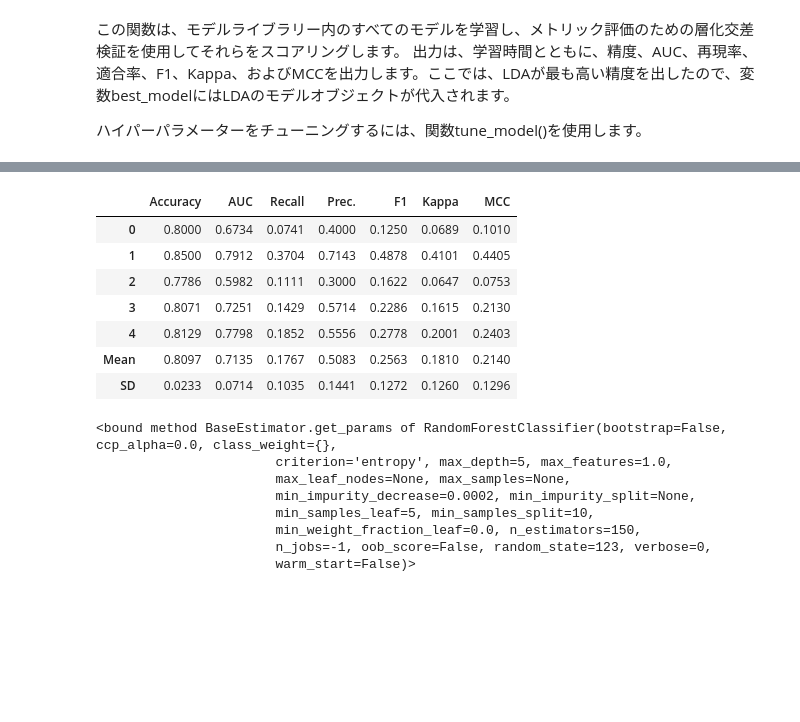
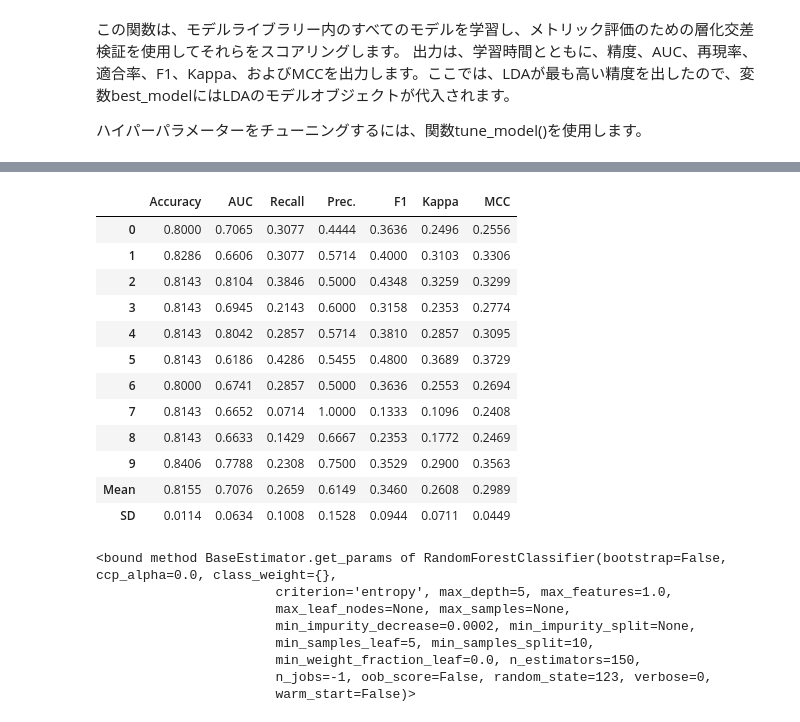
Before and after one commit to Ryo-Tanohata/sig_beginner9, a Jupyter notebook: PyCaret_emsamble_beginner9.ipynb, the cells around one changed output, grey strips where cells are left out. Saved outputs shown, nothing was run; the diff lists cells and outputs as text; code cells hidden in the pictures; blank space fills up the shorter version.

```diff
--- a/PyCaret_emsamble_beginner9.ipynb
+++ b/PyCaret_emsamble_beginner9.ipynb
@@ -181,6 +183,6 @@ best_model = compare_models()
 
 ハイパーパラメーターをチューニングするには、関数tune_model()を使用します。
 # %%
-rf = create_model('rf', fold=5)
+rf = create_model('rf', fold=10)
 # %% [output]
 |  | Accuracy | AUC | Recall | Prec. | F1 | Kappa | MCC |
@@ -194,14 +212,19 @@ rf = create_model('rf', fold=5)
 # %%
-tuned_rf = tune_model(rf, fold=5)
+tuned_rf = tune_model(rf, optimize='Accuracy', fold=10)
 # %% [output]
 |  | Accuracy | AUC | Recall | Prec. | F1 | Kappa | MCC |
-| 0 | 0.8000 | 0.6734 | 0.0741 | 0.4000 | 0.1250 | 0.0689 | 0.1010 |
-| 1 | 0.8500 | 0.7912 | 0.3704 | 0.7143 | 0.4878 | 0.4101 | 0.4405 |
-| 2 | 0.7786 | 0.5982 | 0.1111 | 0.3000 | 0.1622 | 0.0647 | 0.0753 |
-| 3 | 0.8071 | 0.7251 | 0.1429 | 0.5714 | 0.2286 | 0.1615 | 0.2130 |
-| 4 | 0.8129 | 0.7798 | 0.1852 | 0.5556 | 0.2778 | 0.2001 | 0.2403 |
-| Mean | 0.8097 | 0.7135 | 0.1767 | 0.5083 | 0.2563 | 0.1810 | 0.2140 |
-| SD | 0.0233 | 0.0714 | 0.1035 | 0.1441 | 0.1272 | 0.1260 | 0.1296 |
+| 0 | 0.8000 | 0.7065 | 0.3077 | 0.4444 | 0.3636 | 0.2496 | 0.2556 |
+| 1 | 0.8286 | 0.6606 | 0.3077 | 0.5714 | 0.4000 | 0.3103 | 0.3306 |
+| 2 | 0.8143 | 0.8104 | 0.3846 | 0.5000 | 0.4348 | 0.3259 | 0.3299 |
+| 3 | 0.8143 | 0.6945 | 0.2143 | 0.6000 | 0.3158 | 0.2353 | 0.2774 |
+| 4 | 0.8143 | 0.8042 | 0.2857 | 0.5714 | 0.3810 | 0.2857 | 0.3095 |
+| 5 | 0.8143 | 0.6186 | 0.4286 | 0.5455 | 0.4800 | 0.3689 | 0.3729 |
+| 6 | 0.8000 | 0.6741 | 0.2857 | 0.5000 | 0.3636 | 0.2553 | 0.2694 |
+| 7 | 0.8143 | 0.6652 | 0.0714 | 1.0000 | 0.1333 | 0.1096 | 0.2408 |
+| 8 | 0.8143 | 0.6633 | 0.1429 | 0.6667 | 0.2353 | 0.1772 | 0.2469 |
+| 9 | 0.8406 | 0.7788 | 0.2308 | 0.7500 | 0.3529 | 0.2900 | 0.3563 |
+| Mean | 0.8155 | 0.7076 | 0.2659 | 0.6149 | 0.3460 | 0.2608 | 0.2989 |
+| SD | 0.0114 | 0.0634 | 0.1008 | 0.1528 | 0.0944 | 0.0711 | 0.0449 |
 # %%
 tuned_rf.get_params
 # %% [output]
```
Also changed, not shown: parts of 11 cells of this notebook.
